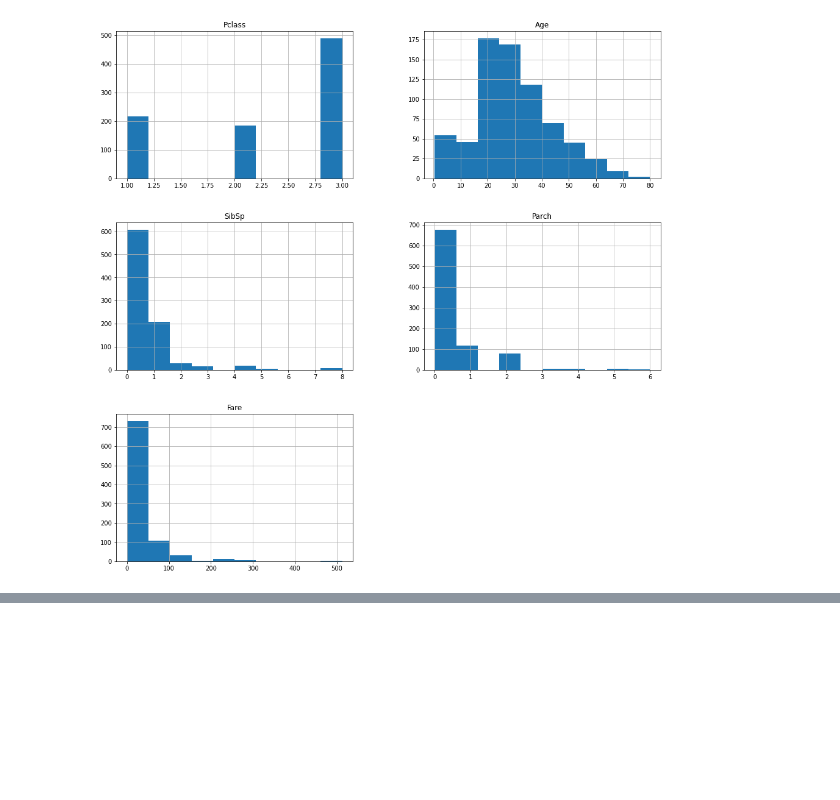
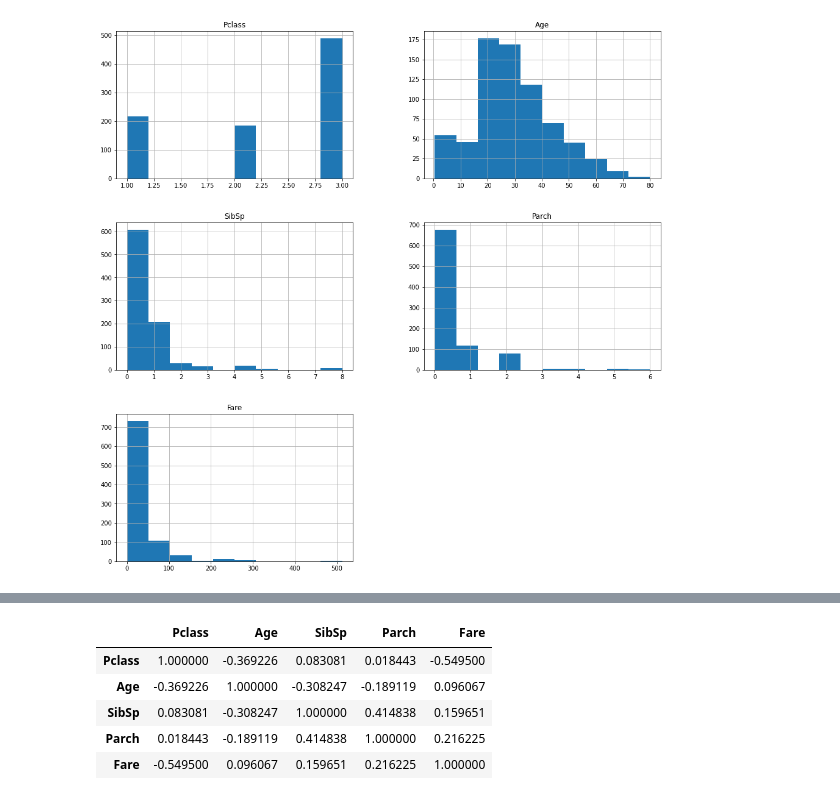
Before and after one commit to JuanAntonaccio/RandomForestAlgoTitanic, a Jupyter notebook: src/explore.ipynb, the cells around one changed output, grey strips where cells are left out. Drawn from its saved outputs; the diff is of its cells as text; code cells hidden in the pictures; blank space fills up the shorter version.

```diff
--- a/src/explore.ipynb
+++ b/src/explore.ipynb
@@ -87,0 +164,13 @@ plt.show()
+# %%
+# hacemos el calculo de la correlacion vemos que hay correlaciones
+# En caso que sea mayor que 0.7 me quedo con una de las 2
+# aca es -0.54
+
+X.corr()
+# %% [output]
+|  | Pclass | Age | SibSp | Parch | Fare |
+| Pclass | 1.000000 | -0.369226 | 0.083081 | 0.018443 | -0.549500 |
+| Age | -0.369226 | 1.000000 | -0.308247 | -0.189119 | 0.096067 |
+| SibSp | 0.083081 | -0.308247 | 1.000000 | 0.414838 | 0.159651 |
+| Parch | 0.018443 | -0.189119 | 0.414838 | 1.000000 | 0.216225 |
+| Fare | -0.549500 | 0.096067 | 0.159651 | 0.216225 | 1.000000 |
```
Also changed, not shown: parts of 12 cells of this notebook.
